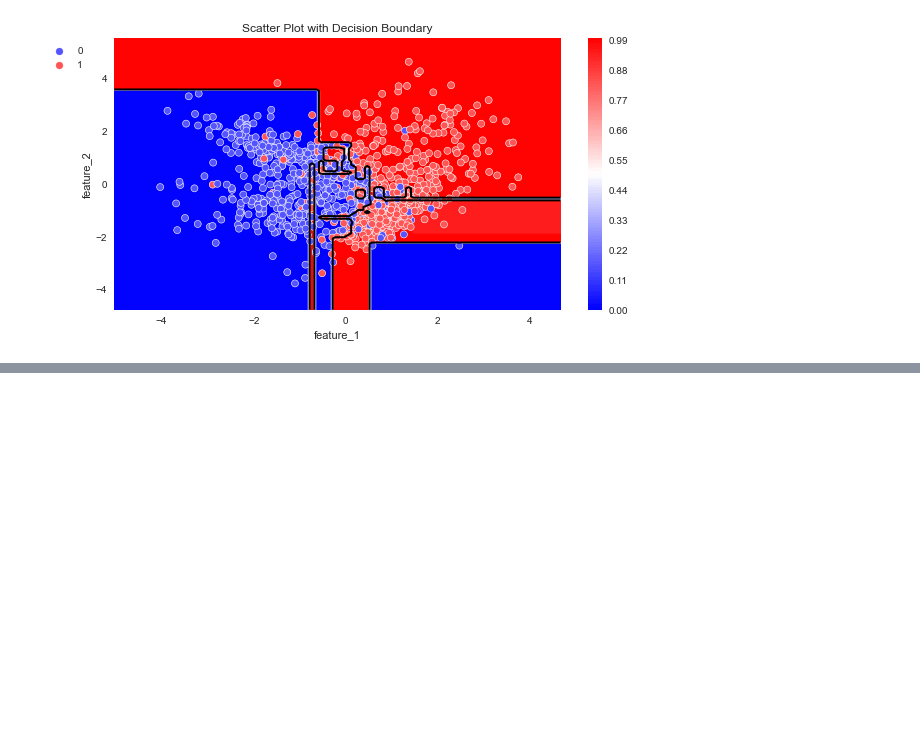
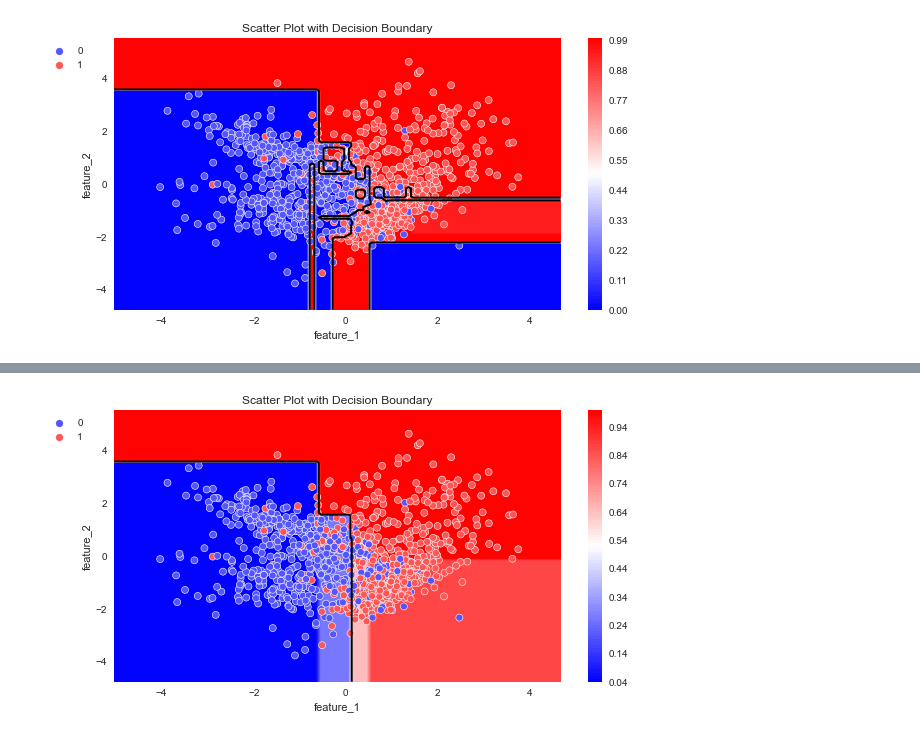
Before and after one commit to Alexx-Yu/python_classes, a Jupyter notebook: Module 34 - ML-5/Practice.ipynb, the cells around one changed output, grey strips where cells are left out. Cells and saved outputs as stored; diff of their text form; code cells hidden in the pictures; blank space fills up the shorter version.

```diff
--- a/Module 34 - ML-5/Practice.ipynb
+++ b/Module 34 - ML-5/Practice.ipynb
@@ -266,15 +266,15 @@ Valid:
 dtype: float64
 # %%
 #Создаём модель
-model = tree.DecisionTreeClassifier(
+model10 = tree.DecisionTreeClassifier(
     max_depth = 10,
     random_state=42) #генератор случайных чисел
 
 #Обучаем модель на тренировочной выборке
-model.fit(X_train, y_train)
+model10.fit(X_train, y_train)
 #Делаем предсказание для каждой из выборок
-y_train_pred = model.predict(X_train)
-y_valid_pred = model.predict(X_valid)
+y_train_pred = model10.predict(X_train)
+y_valid_pred = model10.predict(X_valid)
 #Выводим значения метрик для тренировочной выборки
 print('Train Accuracy score: {:.2f}'.format(metrics.accuracy_score(y_train, y_train_pred)))
 #Выводим значения метрик для валидационной выборки
@@ -292,0 +302,15 @@ plot_probabilities_2d(X, y, model)
+# %%
+#Создаём модель
+model3 = tree.DecisionTreeClassifier(
+    max_depth = 3,
+    random_state=42) #генератор случайных чисел
+
+#Обучаем модель на тренировочной выборке
+model3.fit(X_train, y_train)
+#Делаем предсказание для каждой из выборок
+y_train_pred = model3.predict(X_train)
+y_valid_pred = model3.predict(X_valid)
+#Выводим значения метрик для тренировочной выборки
+print('Train Accuracy score: {:.2f}'.format(metrics.accuracy_score(y_train, y_train_pred)))
+#Выводим значения метрик для валидационной выборки
+print('Valid Accuracy score: {:.2f}'.format(metrics.accuracy_score(y_valid, y_valid_pred)))
@@ -292,0 +324,4 @@ plot_probabilities_2d(X, y, model)
+# %%
+plot_probabilities_2d(X, y, model3)
+# %% [output]
+[figure, added]
```
Also changed, not shown: parts of 4 cells of this notebook, 1 other file.
